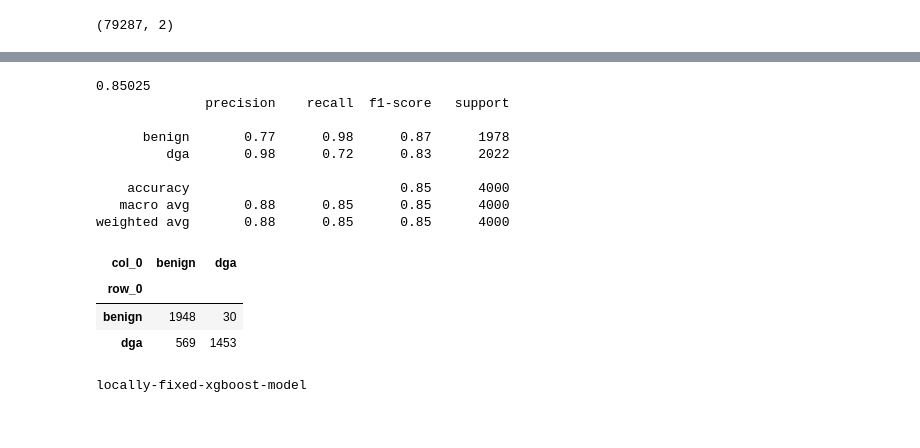
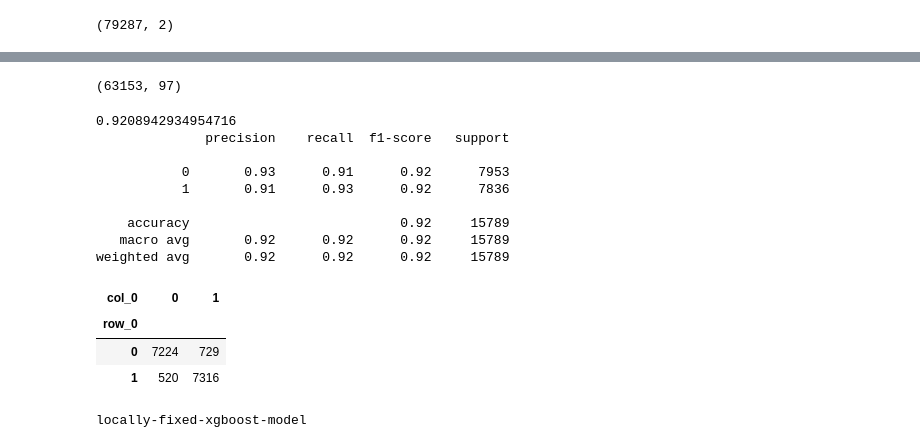
Before and after one commit to Tristan-Chow/Malicious-and-Benign-domain-detection, a Jupyter notebook: code/jupyternotebook/model_firstAttempt_updatedLogic_version.ipynb, the cells around one changed output, grey strips where cells are left out. Drawn from its saved outputs; the diff is of its cells as text; code cells hidden in the pictures.

```diff
--- a/code/jupyternotebook/model_firstAttempt_updatedLogic_version.ipynb
+++ b/code/jupyternotebook/model_firstAttempt_updatedLogic_version.ipynb
@@ -80,8 +82,11 @@ domain_df.head(10)
 # %%
 from nltk.util import ngrams
 def extract_ngrams(row, num):
-    n_grams = ngrams(row, num)
-    return [ ''.join(grams) for grams in n_grams]
+    if len(row) >= 3:
+        n_grams = ngrams(row, num)
+        return [ ''.join(grams) for grams in n_grams]
+    else:
+        return []
 for i in range(1,4):
     df['{}gram'.format(i)]= df['abbreviation'].apply(extract_ngrams, args=(i,))
 df.head()
@@ -114,13 +119,16 @@ for i in range(1,4):
     df['{}gram mean'.format(i)] = df_.mean(axis=1)
     df['{}gram variance'.format(i)] = df_.var(axis=1)
     df['{}gram std'.format(i)] = df_.std(axis=1)
+# %%
+df['length']= df['fixed'].apply(len)
+df = df[df.length >= 3]
 # %%
-df['F15'] = df['domain'].apply(lambda x : len(set(x)))
-df['F16'] = df['domain'].apply(lambda x : x.count('n')/len(x))
-df['F17'] = df['domain'].apply(lambda x : x.count('c')/len(x))
-df['F18'] = df['domain'].apply(lambda x : x.count('c')/x.count('v') if x.count('v') != 0 else x.count('c'))
+df['F15'] = df['fixed'].apply(lambda x : len(set(x)))
+df['F16'] = df['abbreviation'].apply(lambda x : x.count('n')/len(x))
+df['F17'] = df['abbreviation'].apply(lambda x : x.count('c')/len(x))
+df['F18'] = df['abbreviation'].apply(lambda x : x.count('c')/x.count('v') if x.count('v') != 0 else x.count('c'))
 # %%
-X = df.drop(['domain','1gram','2gram','3gram','abbreviation'], axis=1)
+X = df.drop(['domain','1gram','2gram','3gram','abbreviation','fixed', 'length'], axis=1)
 # %%
 y = X.pop('domain_type')
 # %%
@@ -141,5 +149,9 @@ Index(['n', 'c', 'v', 's', '1gram mean', '1gram variance', '1gram std', 'nv',
 # %%
 from sklearn.model_selection import train_test_split
 X_train, X_valid, y_train, y_valid = train_test_split(X.values, y.values, test_size=0.2, random_state=42)
+# %%
+X_train.shape
+# %% [output]
+(63153, 97)
 # %%
 from sklearn import datasets
@@ -148,26 +160,26 @@ datasets.dump_svmlight_file(X_valid, y_valid, "valid.svmlight")
 # %%
 from xgboost import XGBClassifier
 model=XGBClassifier()
 model.fit(X_train, y_train)
-y_predict =model.predict(X_test)
+y_predict =model.predict(X_valid)
 from sklearn.metrics import accuracy_score, classification_report
-print(accuracy_score(y_test,y_predict))
-print(classification_report(y_test,y_predict))
-pd.crosstab(y_test,y_predict)
+print(accuracy_score(y_valid,y_predict))
+print(classification_report(y_valid,y_predict))
+pd.crosstab(y_valid,y_predict)
 # %% [output]
-0.85025
+0.9208942934954716
               precision    recall  f1-score   support
 
-      benign       0.77      0.98      0.87      1978
-         dga       0.98      0.72      0.83      2022
+           0       0.93      0.91      0.92      7953
+           1       0.91      0.93      0.92      7836
 
-    accuracy                           0.85      4000
-   macro avg       0.88      0.85      0.85      4000
-weighted avg       0.88      0.85      0.85      4000
+    accuracy                           0.92     15789
+   macro avg       0.92      0.92      0.92     15789
+weighted avg       0.92      0.92      0.92     15789
-| col_0 | benign | dga |
+| col_0 | 0 | 1 |
 | row_0 |  |  |
-| benign | 1948 | 30 |
-| dga | 569 | 1453 |
+| 0 | 7224 | 729 |
+| 1 | 520 | 7316 |
 # %%
 # save the model artifact
 model_file_name = "locally-fixed-xgboost-model"
```
Also changed, not shown: parts of 5 cells of this notebook, 5 other files.
